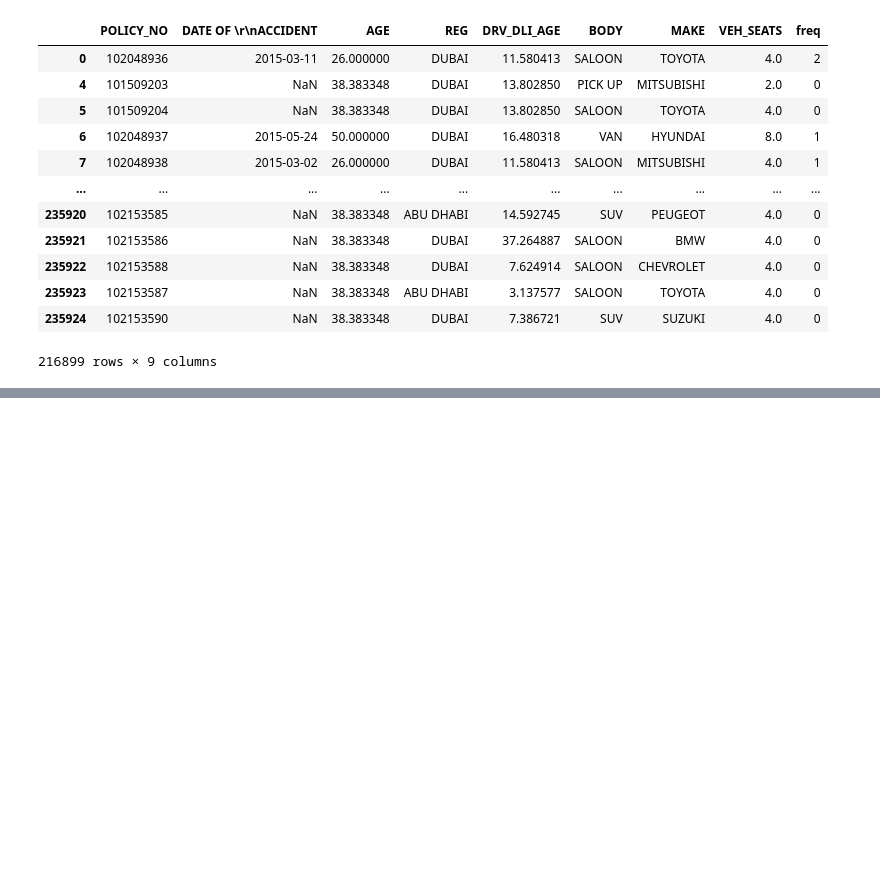
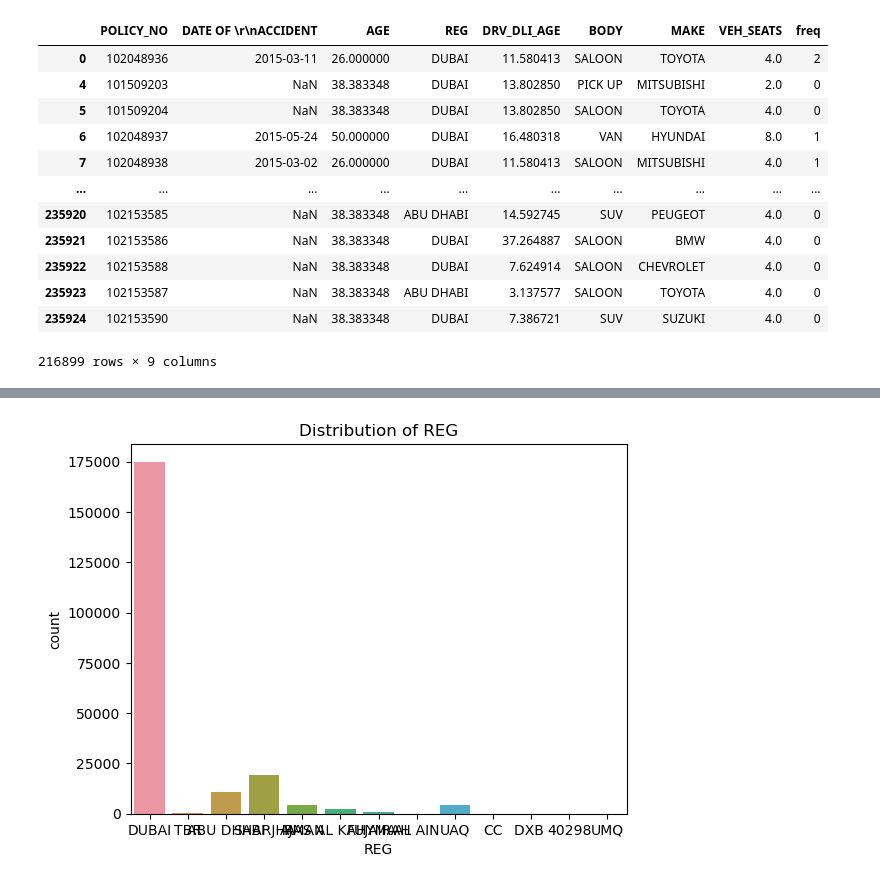
Before and after one commit to charbel-98/insurance-ML, a Jupyter notebook: frequency.ipynb, the cells around one changed output, grey strips where cells are left out. Saved outputs shown, nothing was run; the diff lists cells and outputs as text; code cells hidden in the pictures; blank space fills up the shorter version.

```diff
--- a/frequency.ipynb
+++ b/frequency.ipynb
@@ -56,0 +75,6 @@ frequency
+# %%
+sns.countplot(x='REG', data=frequency)
+plt.title('Distribution of REG')
+plt.show()
+# %% [output]
+[figure, added]
```
Also changed, not shown: parts of 6 cells of this notebook, 3 other files.
